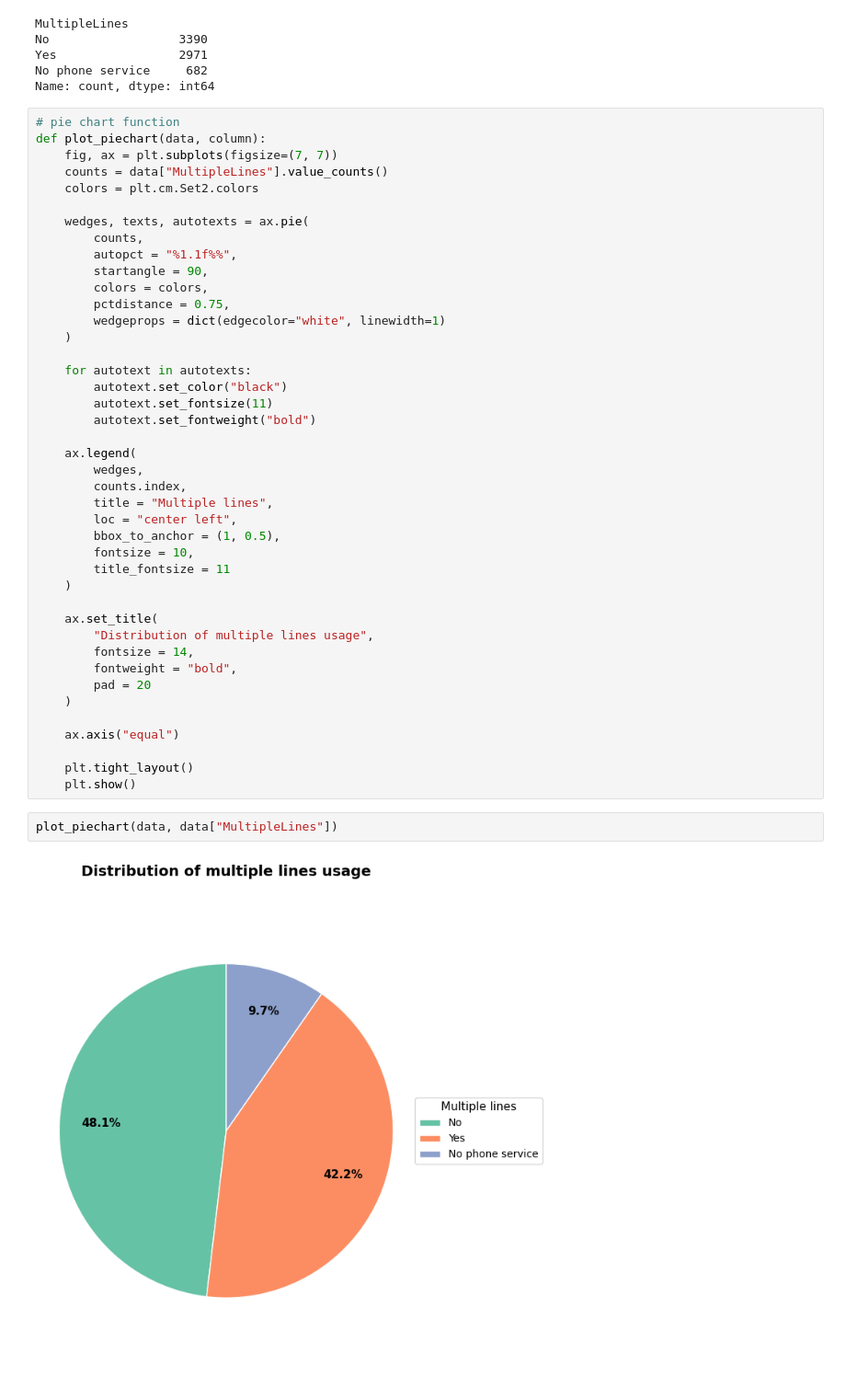
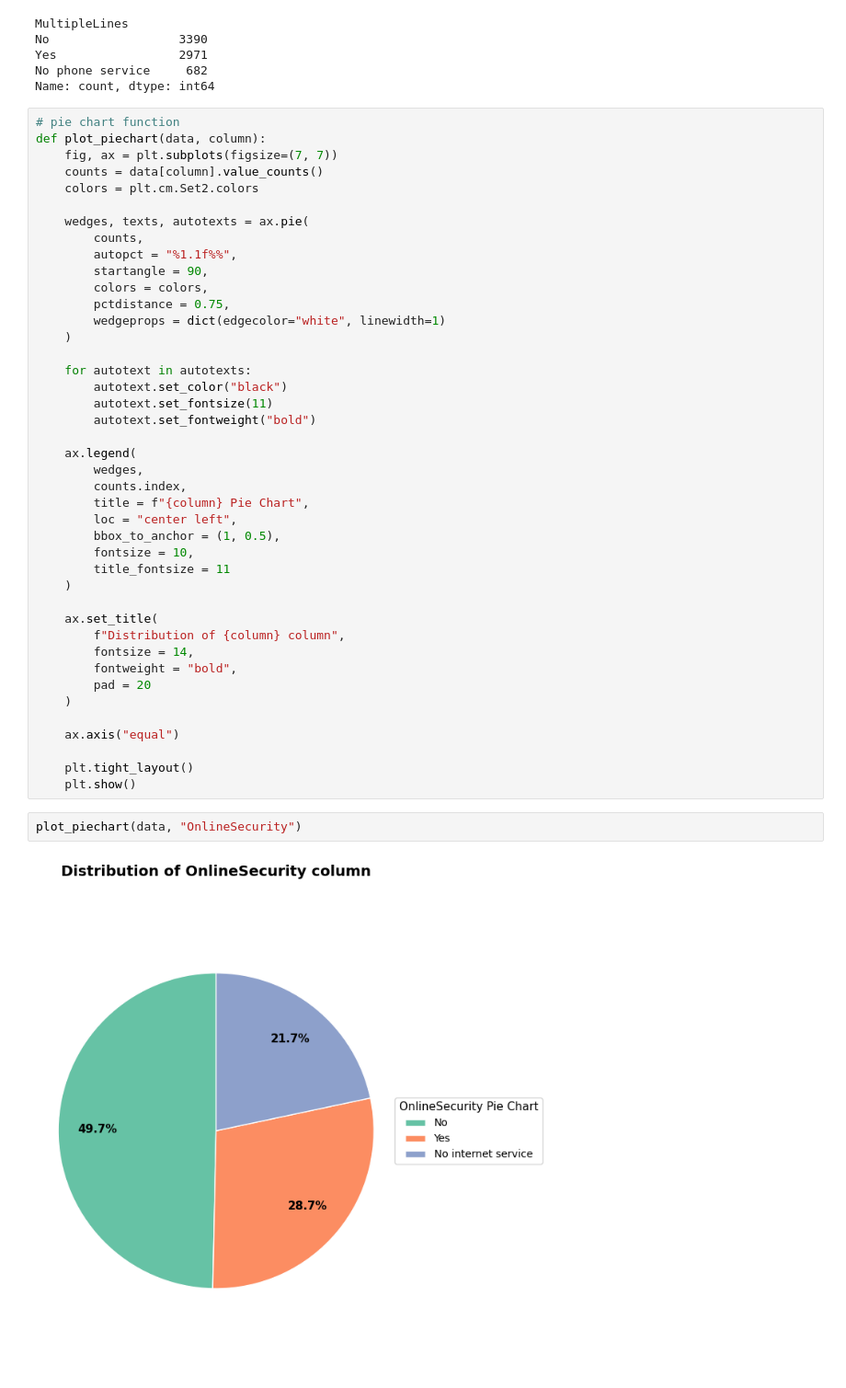
Before and after one commit to kamijoseph/End-to-End-Customer-Churn, a Jupyter notebook: research/main.ipynb, the cells around one changed output. Shown at 92% size. Cells and saved outputs as stored; diff of their text form.

Commit message:
pie chart plot function

```diff
--- a/research/main.ipynb
+++ b/research/main.ipynb
@@ -207,7 +207,7 @@ Name: count, dtype: int64
 # pie chart function
 def plot_piechart(data, column):
     fig, ax = plt.subplots(figsize=(7, 7))
-    counts = data["MultipleLines"].value_counts()
+    counts = data[column].value_counts()
     colors = plt.cm.Set2.colors
 
     wedges, texts, autotexts = ax.pie(
@@ -227,7 +227,7 @@ def plot_piechart(data, column):
     ax.legend(
         wedges,
         counts.index,
-        title = "Multiple lines",
+        title = f"{column} Pie Chart",
         loc = "center left",
         bbox_to_anchor = (1, 0.5),
         fontsize = 10,
@@ -235,7 +235,7 @@ def plot_piechart(data, column):
     )
 
     ax.set_title(
-        "Distribution of multiple lines usage",
+        f"Distribution of {column} column",
         fontsize = 14,
         fontweight = "bold",
         pad = 20
@@ -246,6 +246,6 @@ def plot_piechart(data, column):
     plt.tight_layout()
     plt.show()
 # %%
-plot_piechart(data, data["MultipleLines"])
+plot_piechart(data, "OnlineSecurity")
 # %% [output]
-[figure, old version]
+[figure, new version]
```
